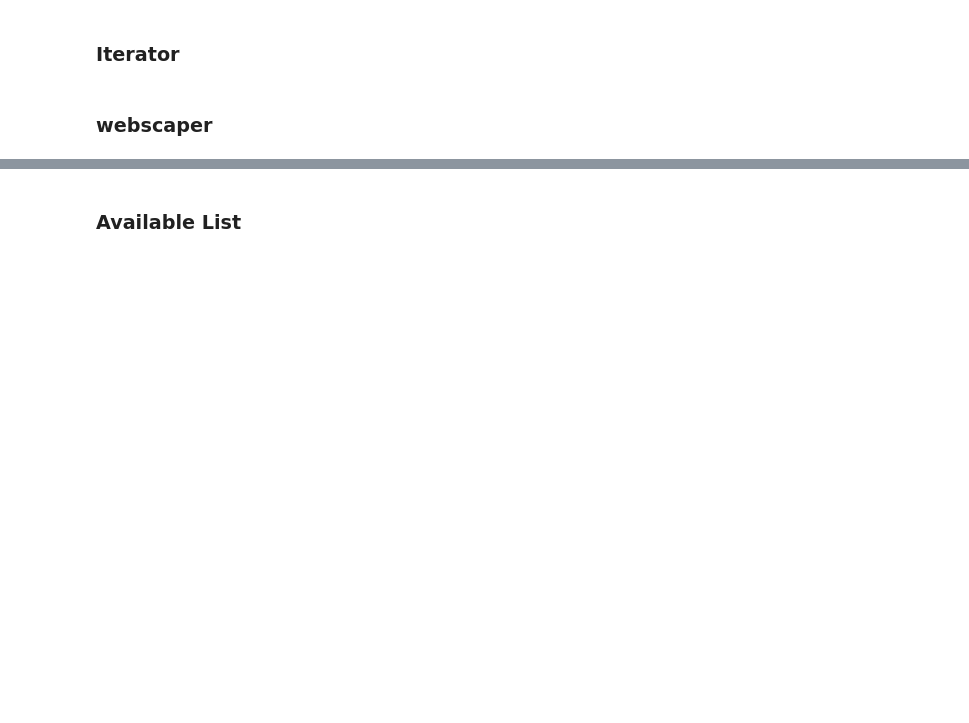
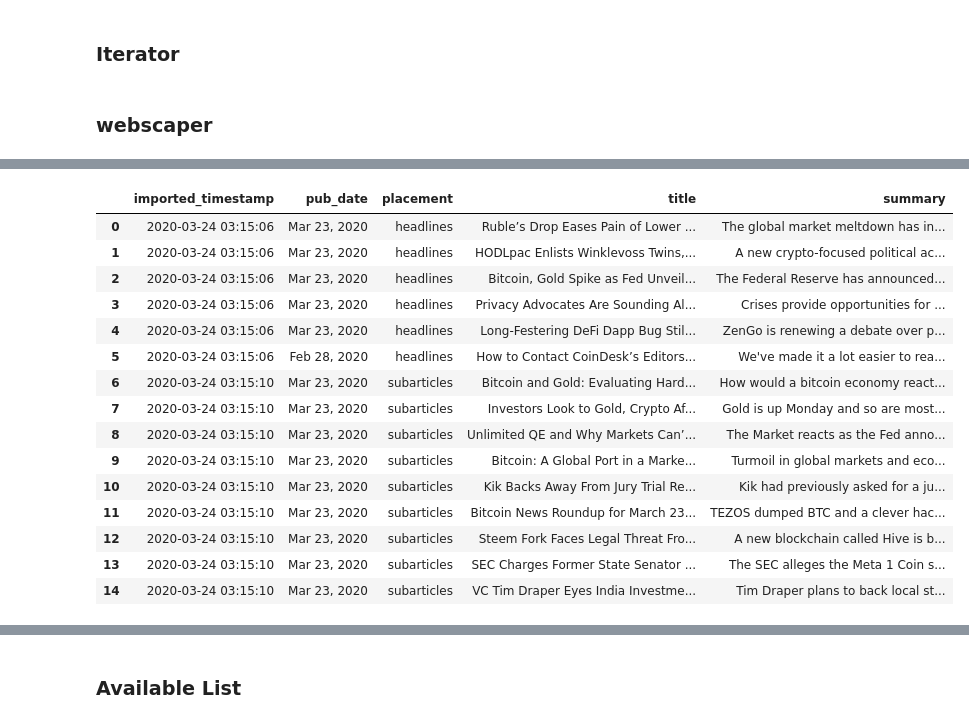
Before and after one commit to QuantumChamploo/CoinTesting, a Jupyter notebook: Crytocompare API.ipynb, the cells around one changed output, grey strips where cells are left out. Saved outputs shown, nothing was run; the diff lists cells and outputs as text; code cells hidden in the pictures; blank space fills up the shorter version.

```diff
--- a/Crytocompare API.ipynb
+++ b/Crytocompare API.ipynb
@@ -114,2 +114,54 @@ cdeskarticles
+# %%
+###nonheadline section###
+nonheadlinesection = soup.find('section',class_='list-body')
+
+##dataframe##
+ts = time.strftime("%Y-%m-%d %H:%M:%S", time.gmtime())
+cdesksubarticles = pd.DataFrame()
+
+##empty lists for df##
+subheadlines = []
+subsummaries = []
+subpubdates = []
+
+##print(nonheadlinesection.prettify())
+
+for article in nonheadlinesection.find_all('h4'):
+    subheadline = article.text
+    subheadlines.append(subheadline)
+
+for sumtext in nonheadlinesection.find_all('p',class_ = 'card-text'):
+    subsummary = sumtext.text
+    subsummaries.append(subsummary)
+
+for pubdate in nonheadlinesection.find_all('div',class_ = 'card-desc-block'):
+    subpubdate = pubdate.time.text
+    subpubdates.append(subpubdate)
+
+cdesksubarticles['title'] = subheadlines
+cdesksubarticles['summary'] = subsummaries
+cdesksubarticles['pub_date'] = subpubdates
+cdesksubarticles['placement'] = 'subarticles'
+cdesksubarticles['imported_timestamp'] = ts
+cdesksubarticles = cdesksubarticles[['imported_timestamp','pub_date','placement','title','summary']]
+cdeskarticles = pd.concat([cdeskarticles,cdesksubarticles])
+cdeskarticles.reset_index(drop=True)
+# %% [output]
+|  | imported_timestamp | pub_date | placement | title | summary |
+| 0 | 2020-03-24 03:15:06 | Mar 23, 2020 | headlines | Ruble’s Drop Eases Pain of Lower ... | The global market meltdown has in... |
+| 1 | 2020-03-24 03:15:06 | Mar 23, 2020 | headlines | HODLpac Enlists Winklevoss Twins,... | A new crypto-focused political ac... |
+| 2 | 2020-03-24 03:15:06 | Mar 23, 2020 | headlines | Bitcoin, Gold Spike as Fed Unveil... | The Federal Reserve has announced... |
+| 3 | 2020-03-24 03:15:06 | Mar 23, 2020 | headlines | Privacy Advocates Are Sounding Al... | Crises provide opportunities for ... |
+| 4 | 2020-03-24 03:15:06 | Mar 23, 2020 | headlines | Long-Festering DeFi Dapp Bug Stil... | ZenGo is renewing a debate over p... |
+| 5 | 2020-03-24 03:15:06 | Feb 28, 2020 | headlines | How to Contact CoinDesk’s Editors... | We've made it a lot easier to rea... |
+| 6 | 2020-03-24 03:15:10 | Mar 23, 2020 | subarticles | Bitcoin and Gold: Evaluating Hard... | How would a bitcoin economy react... |
+| 7 | 2020-03-24 03:15:10 | Mar 23, 2020 | subarticles | Investors Look to Gold, Crypto Af... | Gold is up Monday and so are most... |
+| 8 | 2020-03-24 03:15:10 | Mar 23, 2020 | subarticles | Unlimited QE and Why Markets Can’... | The Market reacts as the Fed anno... |
+| 9 | 2020-03-24 03:15:10 | Mar 23, 2020 | subarticles | Bitcoin: A Global Port in a Marke... | Turmoil in global markets and eco... |
+| 10 | 2020-03-24 03:15:10 | Mar 23, 2020 | subarticles | Kik Backs Away From Jury Trial Re... | Kik had previously asked for a ju... |
+| 11 | 2020-03-24 03:15:10 | Mar 23, 2020 | subarticles | Bitcoin News Roundup for March 23... | TEZOS dumped BTC and a clever hac... |
+| 12 | 2020-03-24 03:15:10 | Mar 23, 2020 | subarticles | Steem Fork Faces Legal Threat Fro... | A new blockchain called Hive is b... |
+| 13 | 2020-03-24 03:15:10 | Mar 23, 2020 | subarticles | SEC Charges Former State Senator ... | The SEC alleges the Meta 1 Coin s... |
+| 14 | 2020-03-24 03:15:10 | Mar 23, 2020 | subarticles | VC Tim Draper Eyes India Investme... | Tim Draper plans to back local st... |
 # %%
 ##headline WIP##
```
Also changed, not shown: parts of 3 cells of this notebook.
